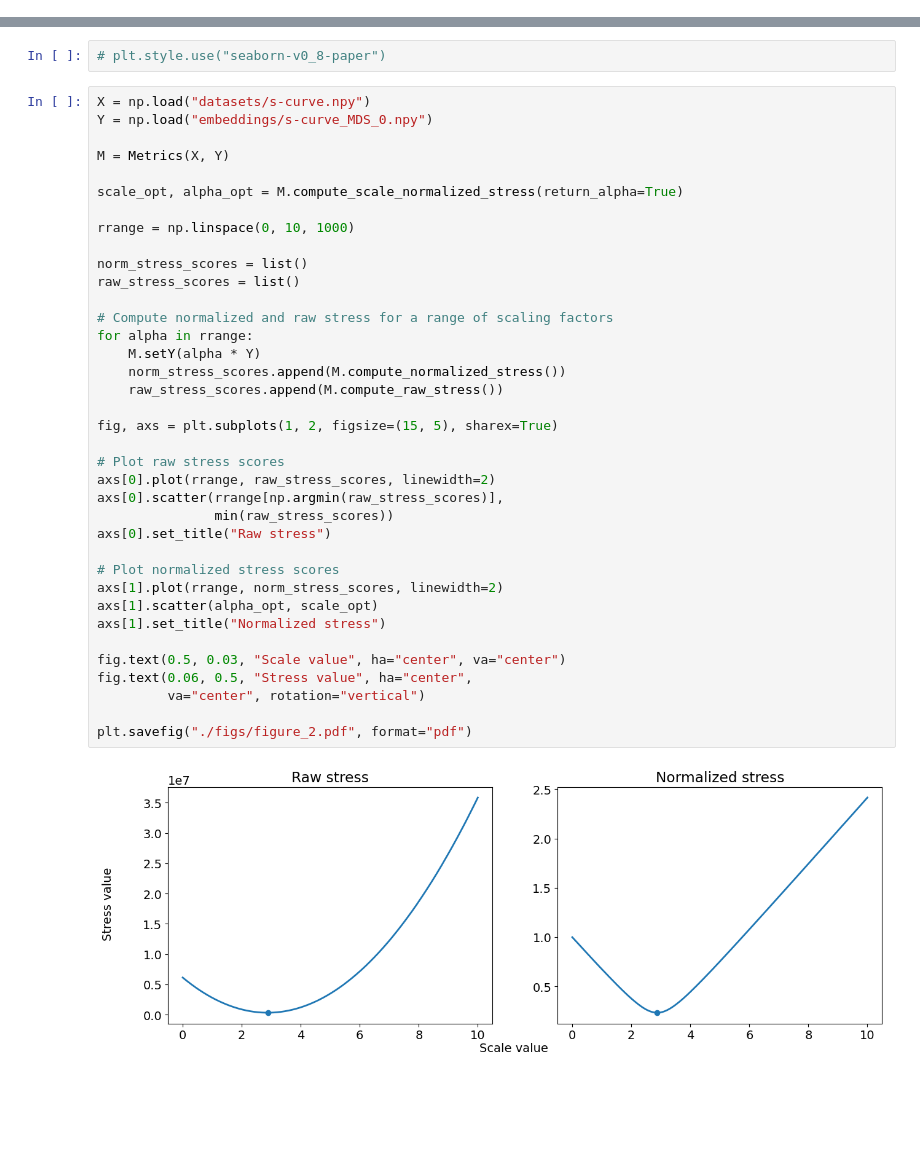
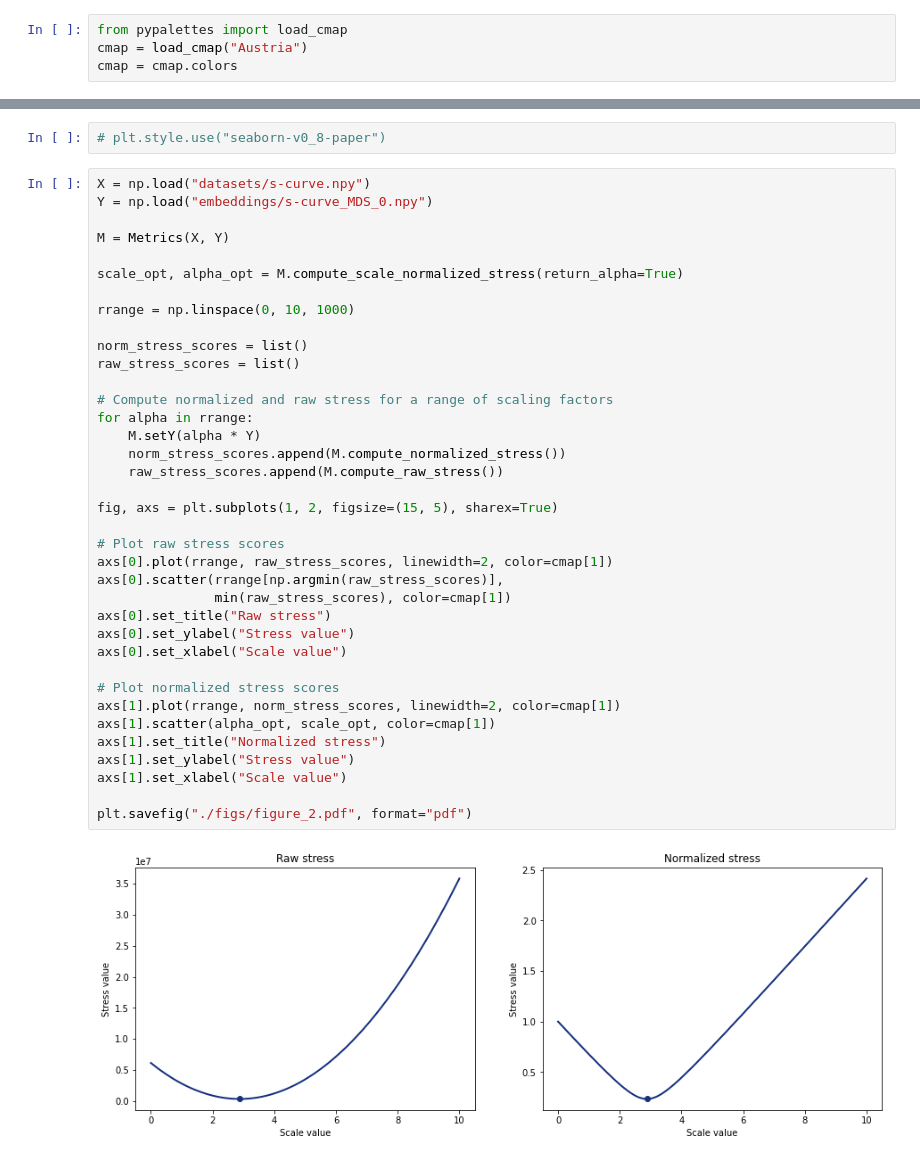
Before and after one commit to KiranSmelser/DR-metrics-and-scale, a Jupyter notebook: viz.ipynb, the cells around one changed output, grey strips where cells are left out. Cells and saved outputs as stored; diff of their text form; blank space fills up the shorter version.

Commit message:
Updated figures

```diff
--- a/viz.ipynb
+++ b/viz.ipynb
@@ -14,6 +14,10 @@ from matplotlib.colors import ListedColormap
 from sklearn.metrics import pairwise_distances
 from sklearn.isotonic import IsotonicRegression
 from metrics import *
+# %%
+from pypalettes import load_cmap
+cmap = load_cmap("Austria")
+cmap = cmap.colors
 # %%
 if not os.path.isdir("figs"):
     os.mkdir("figs")
@@ -24,42 +28,42 @@ plt.rcParams.update({'font.size': 14})
 # %%
 X = np.load("datasets/s-curve.npy")
 Y = np.load("embeddings/s-curve_MDS_0.npy")
 
 M = Metrics(X, Y)
 
 scale_opt, alpha_opt = M.compute_scale_normalized_stress(return_alpha=True)
 
 rrange = np.linspace(0, 10, 1000)
 
 norm_stress_scores = list()
 raw_stress_scores = list()
 
 # Compute normalized and raw stress for a range of scaling factors
 for alpha in rrange:
     M.setY(alpha * Y)
     norm_stress_scores.append(M.compute_normalized_stress())
     raw_stress_scores.append(M.compute_raw_stress())
 
 fig, axs = plt.subplots(1, 2, figsize=(15, 5), sharex=True)
 
 # Plot raw stress scores
-axs[0].plot(rrange, raw_stress_scores, linewidth=2)
+axs[0].plot(rrange, raw_stress_scores, linewidth=2, color=cmap[1])
 axs[0].scatter(rrange[np.argmin(raw_stress_scores)],
-               min(raw_stress_scores))
+               min(raw_stress_scores), color=cmap[1])
 axs[0].set_title("Raw stress")
+axs[0].set_ylabel("Stress value")
+axs[0].set_xlabel("Scale value")
 
 # Plot normalized stress scores
-axs[1].plot(rrange, norm_stress_scores, linewidth=2)
-axs[1].scatter(alpha_opt, scale_opt)
+axs[1].plot(rrange, norm_stress_scores, linewidth=2, color=cmap[1])
+axs[1].scatter(alpha_opt, scale_opt, color=cmap[1])
 axs[1].set_title("Normalized stress")
-
-fig.text(0.5, 0.03, "Scale value", ha="center", va="center")
-fig.text(0.06, 0.5, "Stress value", ha="center",
-         va="center", rotation="vertical")
+axs[1].set_ylabel("Stress value")
+axs[1].set_xlabel("Scale value")
 
 plt.savefig("./figs/figure_2.pdf", format="pdf")
 # %% [output]
-[figure, old version]
+[figure, new version]
 # %%
 warnings.filterwarnings("ignore")
 
```
Also changed, not shown: parts of 3 cells of this notebook, 9 other files.
